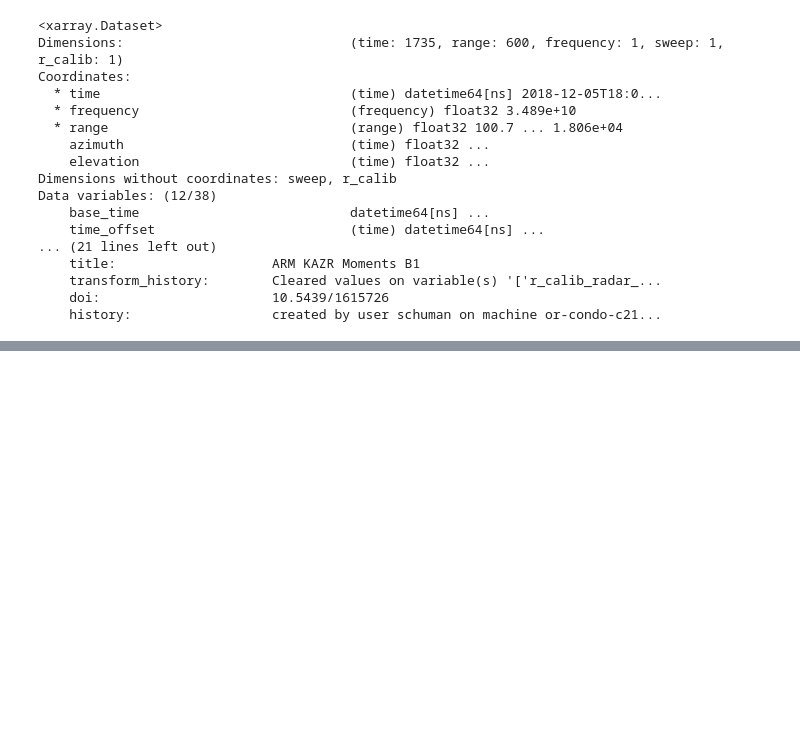
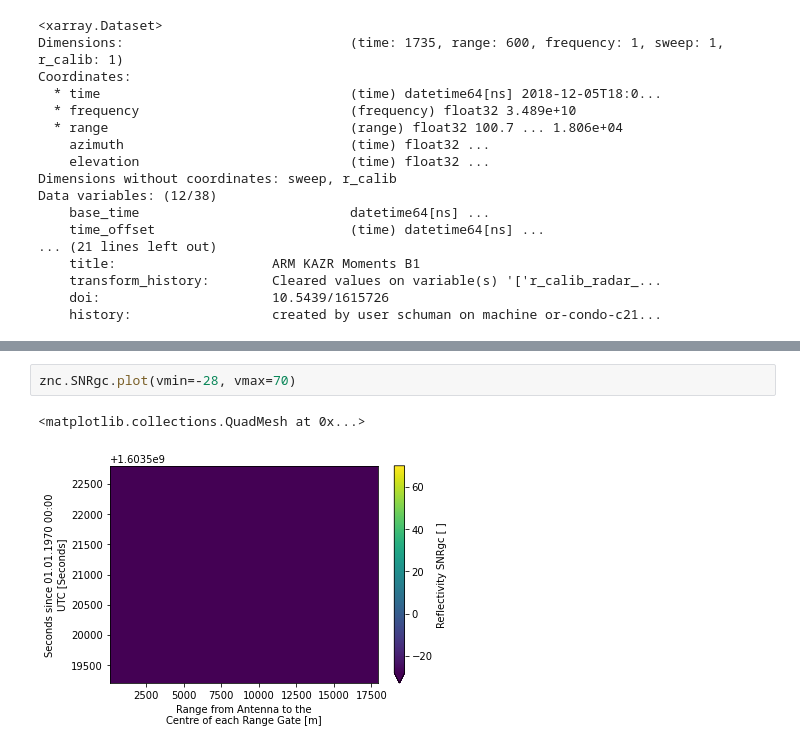
Before and after one commit to cclopes/amazon-storms-aerosols, a Jupyter notebook: radar_processing/mira_quicklooks/mmclx_to_nc.ipynb, the cells around one changed output, grey strips where cells are left out. Cells and saved outputs as stored; diff of their text form; blank space fills up the shorter version.

```diff
--- a/radar_processing/mira_quicklooks/mmclx_to_nc.ipynb
+++ b/radar_processing/mira_quicklooks/mmclx_to_nc.ipynb
@@ -264,0 +250,5 @@ znc
+# %%
+znc.SNRgc.plot(vmin=-28, vmax=70)
+# %% [output]
+<matplotlib.collections.QuadMesh at 0x...>
+[figure, added]
```
Also changed, not shown: parts of 6 cells of this notebook.
